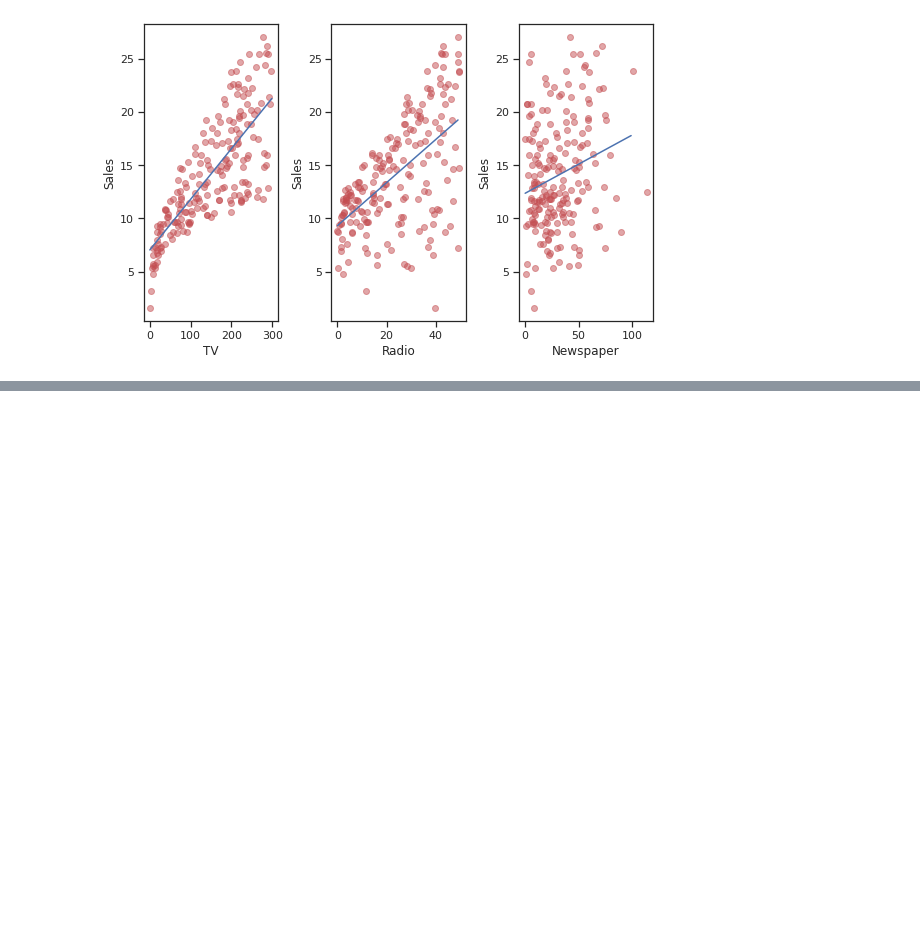
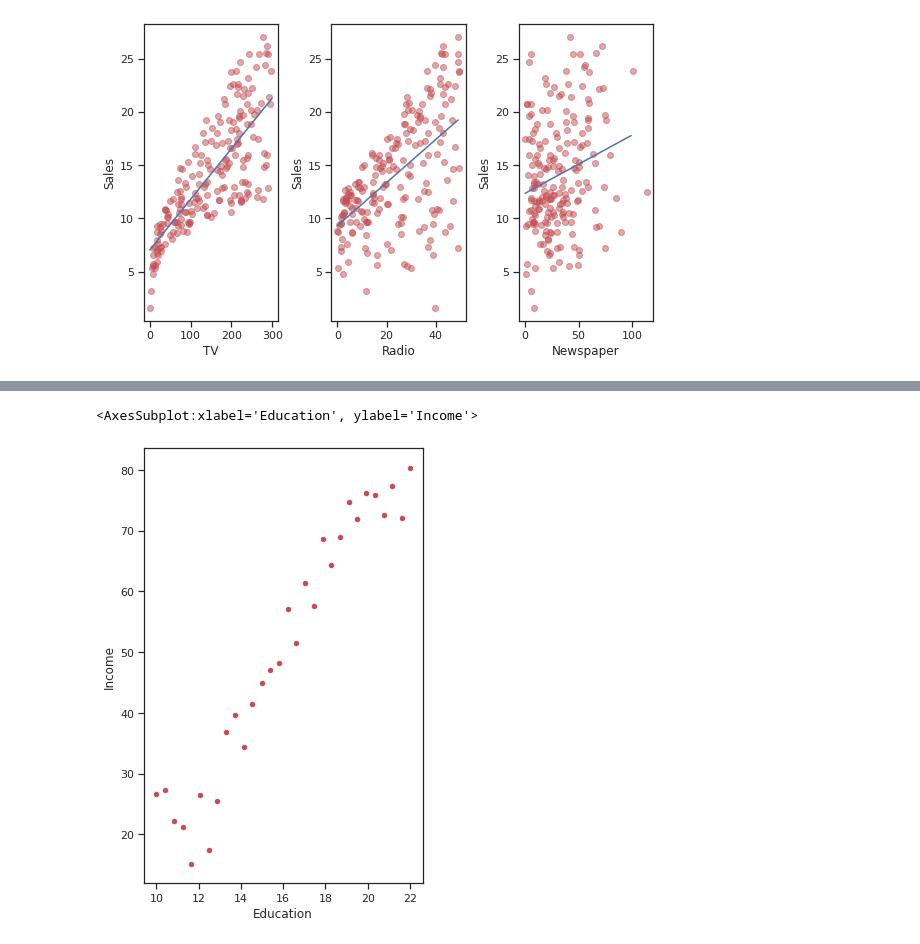
Before and after one commit to tvanzyl/ISL1_Python, a Jupyter notebook: Notebooks/Chapter 2.ipynb, the cells around one changed output, grey strips where cells are left out. Drawn from its saved outputs; the diff is of its cells as text; code cells hidden in the pictures; blank space fills up the shorter version.

```diff
--- a/Notebooks/Chapter 2.ipynb
+++ b/Notebooks/Chapter 2.ipynb
@@ -64,3 +66,6 @@ ax3.set_xlabel('Newspaper')
 plt.tight_layout()
 # %% [output]
 [figure]
+# %%
+Income1 = pd.read_csv('https://raw.githubusercontent.com/tvanzyl/ISLR-python/master/Notebooks/Data/Income1.csv')
+Income1.head()
@@ -66,0 +79,5 @@ plt.tight_layout()
+# %%
+Income1.plot.scatter("Education","Income", color='r', figsize=(5,8))
+# %% [output]
+<AxesSubplot:xlabel='Education', ylabel='Income'>
+[figure, added]
```
Also changed, not shown: parts of 4 cells of this notebook.
